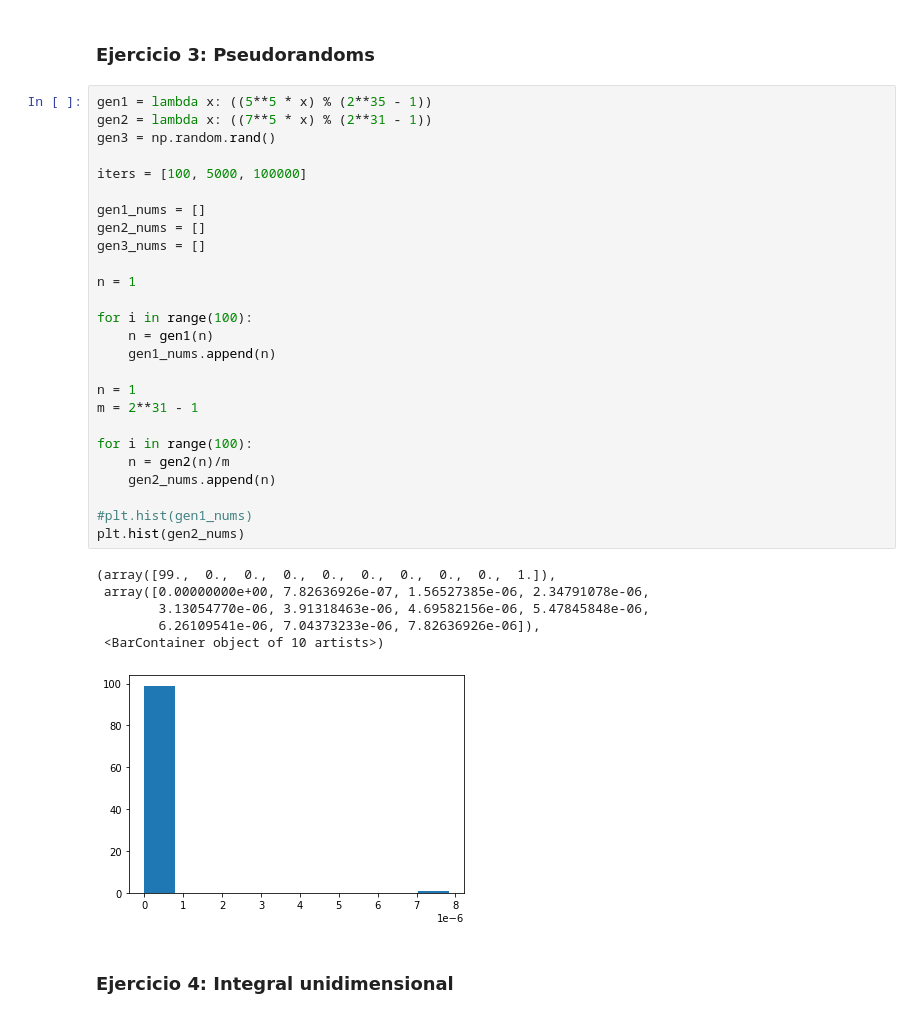
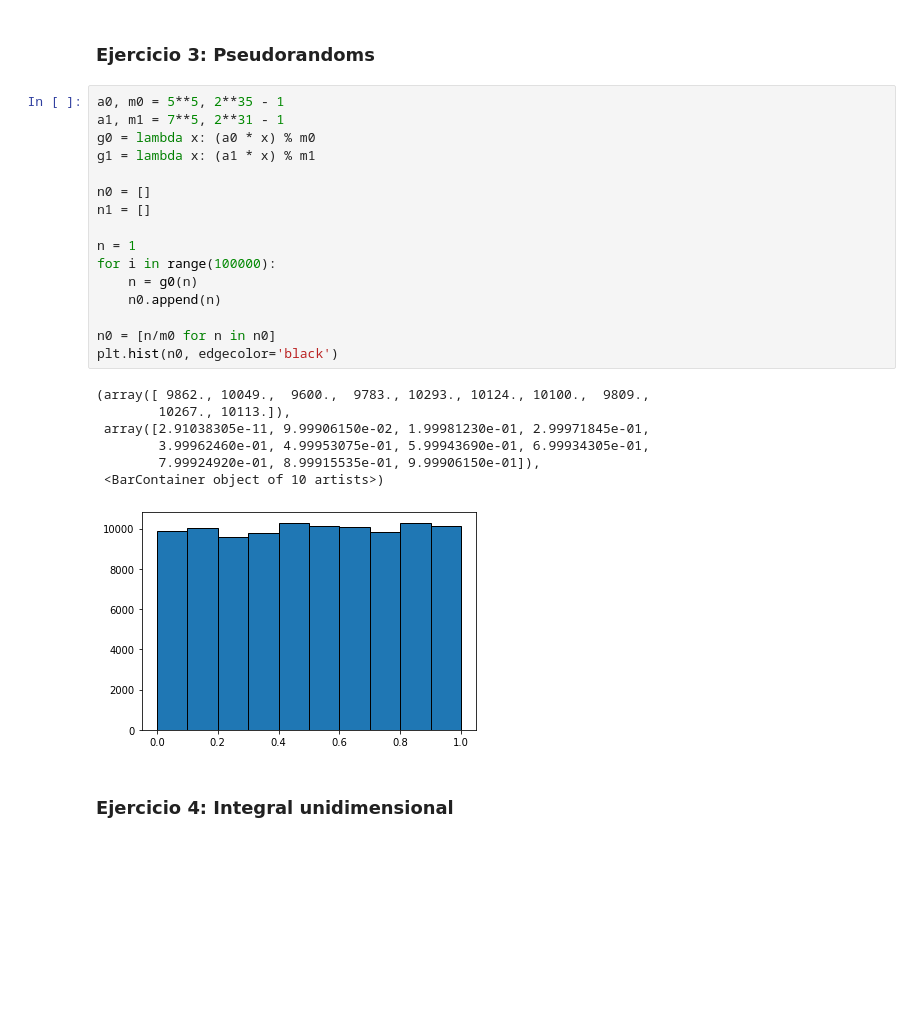
Before and after one commit to RodrigoZea/MiniproyectoModSim, a Jupyter notebook: miniproyecto1.ipynb, the cells around one changed output. Saved outputs shown, nothing was run; the diff lists cells and outputs as text; blank space fills up the shorter version.

```diff
--- a/miniproyecto1.ipynb
+++ b/miniproyecto1.ipynb
@@ -66,39 +66,30 @@ plt.show()
 [figure]
 # %% [markdown]
 ### Ejercicio 3: Pseudorandoms
-# %%
-gen1 = lambda x: ((5**5 * x) % (2**35 - 1))
-gen2 = lambda x: ((7**5 * x) % (2**31 - 1))
-gen3 = np.random.rand()
-
-iters = [100, 5000, 100000]
-
-gen1_nums = []
-gen2_nums = []
-gen3_nums = []
-
-n = 1
-
-for i in range(100):
-    n = gen1(n)
-    gen1_nums.append(n)
-
-n = 1
-m = 2**31 - 1
-
-for i in range(100):
-    n = gen2(n)/m
-    gen2_nums.append(n)
-
-#plt.hist(gen1_nums)
-plt.hist(gen2_nums)
-# %% [output]
-(array([99.,  0.,  0.,  0.,  0.,  0.,  0.,  0.,  0.,  1.]),
- array([0.00000000e+00, 7.82636926e-07, 1.56527385e-06, 2.34791078e-06,
-        3.13054770e-06, 3.91318463e-06, 4.69582156e-06, 5.47845848e-06,
-        6.26109541e-06, 7.04373233e-06, 7.82636926e-06]),
- <BarContainer object of 10 artists>)
-[figure, removed]
+# %%
+a0, m0 = 5**5, 2**35 - 1
+a1, m1 = 7**5, 2**31 - 1
+g0 = lambda x: (a0 * x) % m0
+g1 = lambda x: (a1 * x) % m1
+
+n0 = []
+n1 = []
+
+n = 1
+for i in range(100000):
+    n = g0(n)
+    n0.append(n)
+
+n0 = [n/m0 for n in n0]
+plt.hist(n0, edgecolor='black')
+# %% [output]
+(array([ 9862., 10049.,  9600.,  9783., 10293., 10124., 10100.,  9809.,
+        10267., 10113.]),
+ array([2.91038305e-11, 9.99906150e-02, 1.99981230e-01, 2.99971845e-01,
+        3.99962460e-01, 4.99953075e-01, 5.99943690e-01, 6.99934305e-01,
+        7.99924920e-01, 8.99915535e-01, 9.99906150e-01]),
+ <BarContainer object of 10 artists>)
+[figure, added]
 # %% [markdown]
 ### Ejercicio 4: Integral unidimensional
 # %% [markdown]
```
